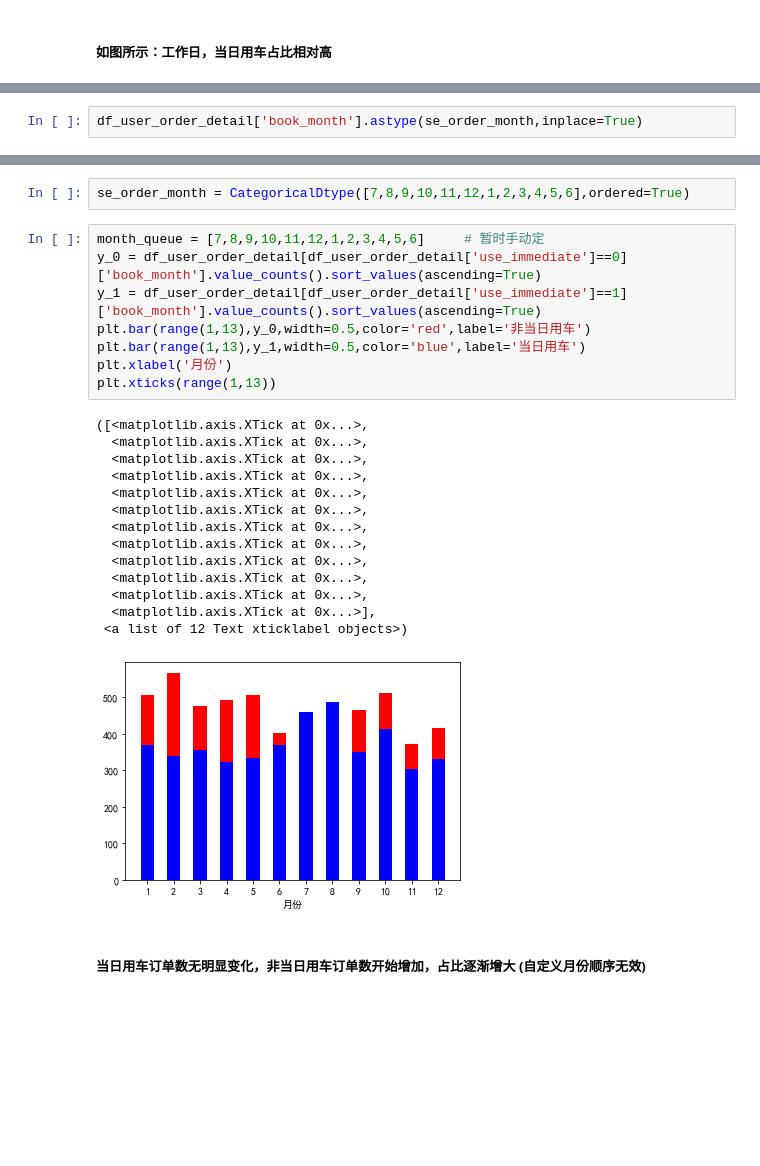
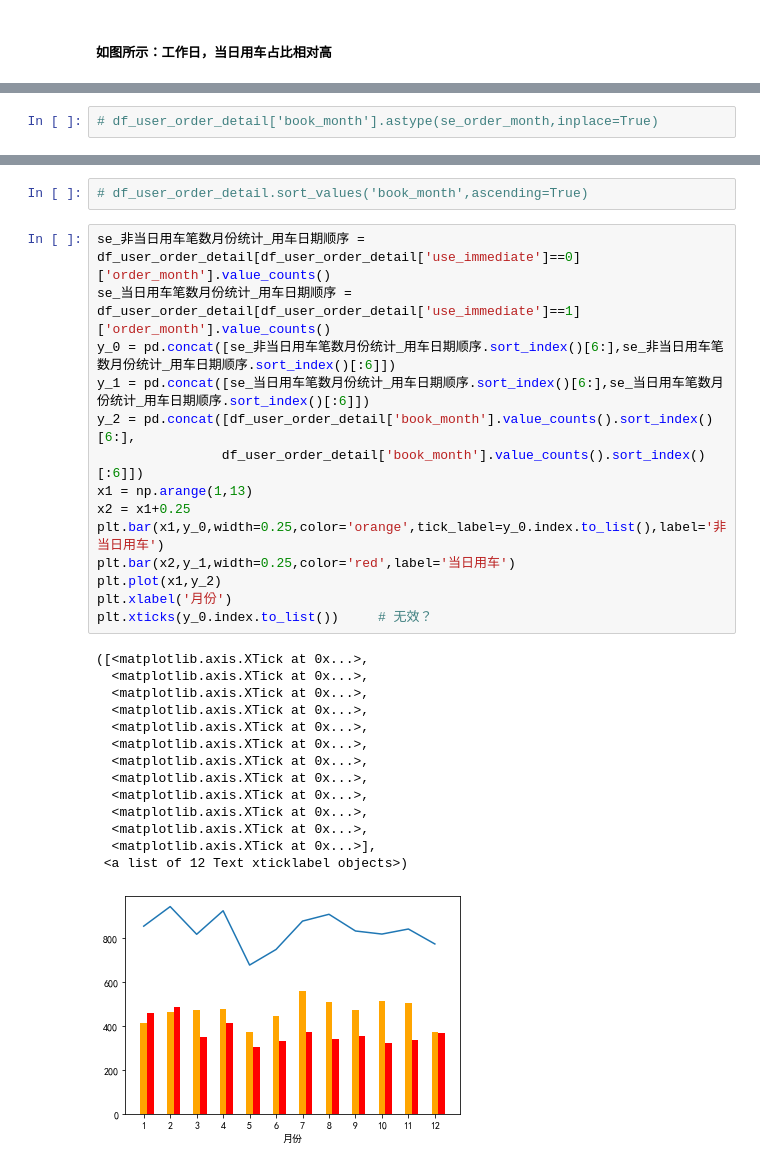
Before and after one commit to xinruigoalForTrain/car_order_analyse, a Jupyter notebook: car_order_analyse.ipynb, the cells around one changed output, grey strips where cells are left out. Drawn from its saved outputs; the diff is of its cells as text; blank space fills up the shorter version.

Commit message:
fix some bug on figure

```diff
--- a/car_order_analyse.ipynb
+++ b/car_order_analyse.ipynb
@@ -124,2 +136,2 @@ plt.show()
 # %%
-df_user_order_detail['book_month'].astype(se_order_month,inplace=True)
+# df_user_order_detail['book_month'].astype(se_order_month,inplace=True)
@@ -156,27 +138,31 @@ df_user_order_detail.sort_values('book_month')
-# %%
-se_order_month = CategoricalDtype([7,8,9,10,11,12,1,2,3,4,5,6],ordered=True)
-# %%
-month_queue = [7,8,9,10,11,12,1,2,3,4,5,6]     # 暂时手动定
-y_0 = df_user_order_detail[df_user_order_detail['use_immediate']==0]['book_month'].value_counts().sort_values(ascending=True)
-y_1 = df_user_order_detail[df_user_order_detail['use_immediate']==1]['book_month'].value_counts().sort_values(ascending=True)
-plt.bar(range(1,13),y_0,width=0.5,color='red',label='非当日用车')
-plt.bar(range(1,13),y_1,width=0.5,color='blue',label='当日用车')
-plt.xlabel('月份')
-plt.xticks(range(1,13))
-# %% [output]
-([<matplotlib.axis.XTick at 0x...>,
-  <matplotlib.axis.XTick at 0x...>,
-  <matplotlib.axis.XTick at 0x...>,
-  <matplotlib.axis.XTick at 0x...>,
-  <matplotlib.axis.XTick at 0x...>,
-  <matplotlib.axis.XTick at 0x...>,
-  <matplotlib.axis.XTick at 0x...>,
-  <matplotlib.axis.XTick at 0x...>,
-  <matplotlib.axis.XTick at 0x...>,
-  <matplotlib.axis.XTick at 0x...>,
-  <matplotlib.axis.XTick at 0x...>,
-  <matplotlib.axis.XTick at 0x...>],
- <a list of 12 Text xticklabel objects>)
-[figure, removed]
-# %% [markdown]
-##### 当日用车订单数无明显变化，非当日用车订单数开始增加，占比逐渐增大 (自定义月份顺序无效)
+# %%
+# df_user_order_detail.sort_values('book_month',ascending=True)
+# %%
+se_非当日用车笔数月份统计_用车日期顺序 = df_user_order_detail[df_user_order_detail['use_immediate']==0]['order_month'].value_counts()
+se_当日用车笔数月份统计_用车日期顺序 = df_user_order_detail[df_user_order_detail['use_immediate']==1]['order_month'].value_counts()
+y_0 = pd.concat([se_非当日用车笔数月份统计_用车日期顺序.sort_index()[6:],se_非当日用车笔数月份统计_用车日期顺序.sort_index()[:6]])
+y_1 = pd.concat([se_当日用车笔数月份统计_用车日期顺序.sort_index()[6:],se_当日用车笔数月份统计_用车日期顺序.sort_index()[:6]])
+y_2 = pd.concat([df_user_order_detail['book_month'].value_counts().sort_index()[6:],
+                df_user_order_detail['book_month'].value_counts().sort_index()[:6]])
+x1 = np.arange(1,13)
+x2 = x1+0.25
+plt.bar(x1,y_0,width=0.25,color='orange',tick_label=y_0.index.to_list(),label='非当日用车')
+plt.bar(x2,y_1,width=0.25,color='red',label='当日用车')
+plt.plot(x1,y_2)
+plt.xlabel('月份')
+plt.xticks(y_0.index.to_list())     # 无效？
+# %% [output]
+([<matplotlib.axis.XTick at 0x...>,
+  <matplotlib.axis.XTick at 0x...>,
+  <matplotlib.axis.XTick at 0x...>,
+  <matplotlib.axis.XTick at 0x...>,
+  <matplotlib.axis.XTick at 0x...>,
+  <matplotlib.axis.XTick at 0x...>,
+  <matplotlib.axis.XTick at 0x...>,
+  <matplotlib.axis.XTick at 0x...>,
+  <matplotlib.axis.XTick at 0x...>,
+  <matplotlib.axis.XTick at 0x...>,
+  <matplotlib.axis.XTick at 0x...>,
+  <matplotlib.axis.XTick at 0x...>],
+ <a list of 12 Text xticklabel objects>)
+[figure, added]
```
Also changed, not shown: parts of 8 cells of this notebook.
